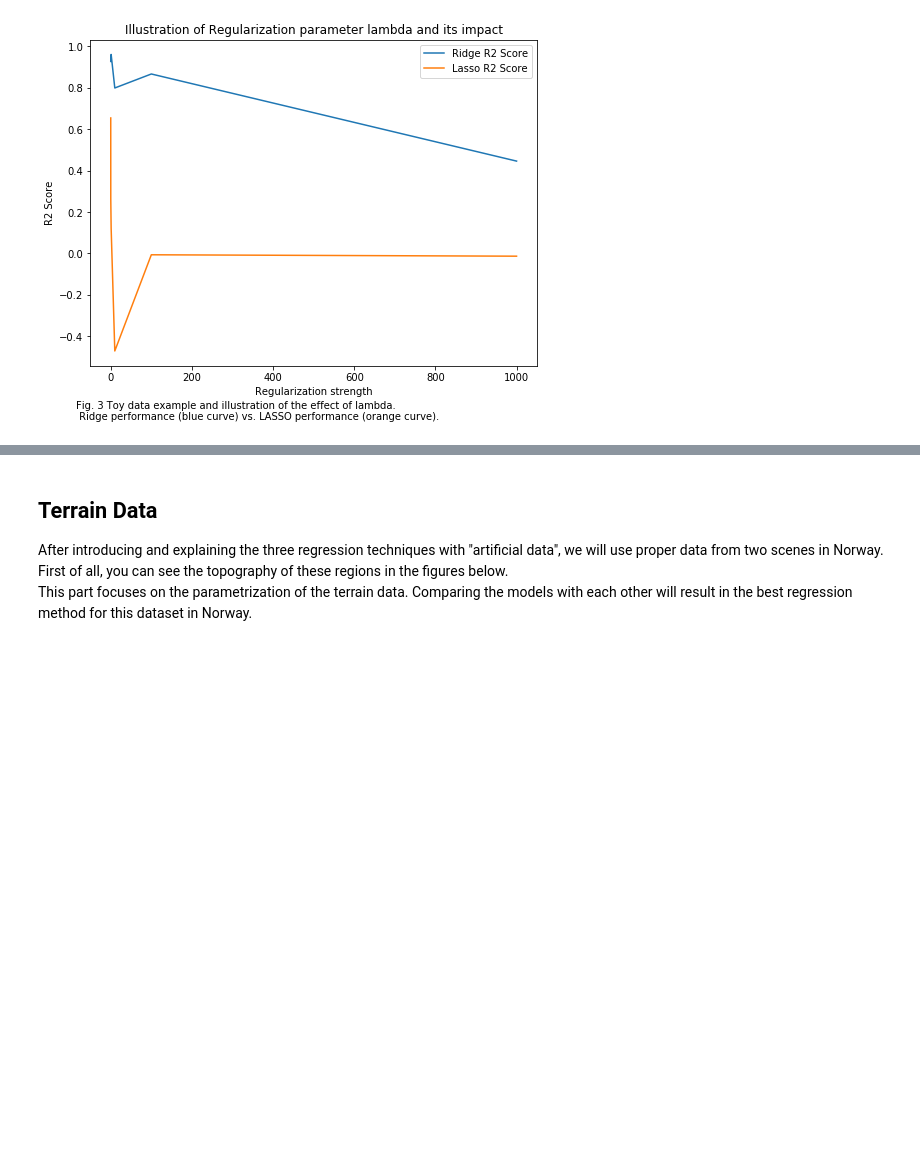
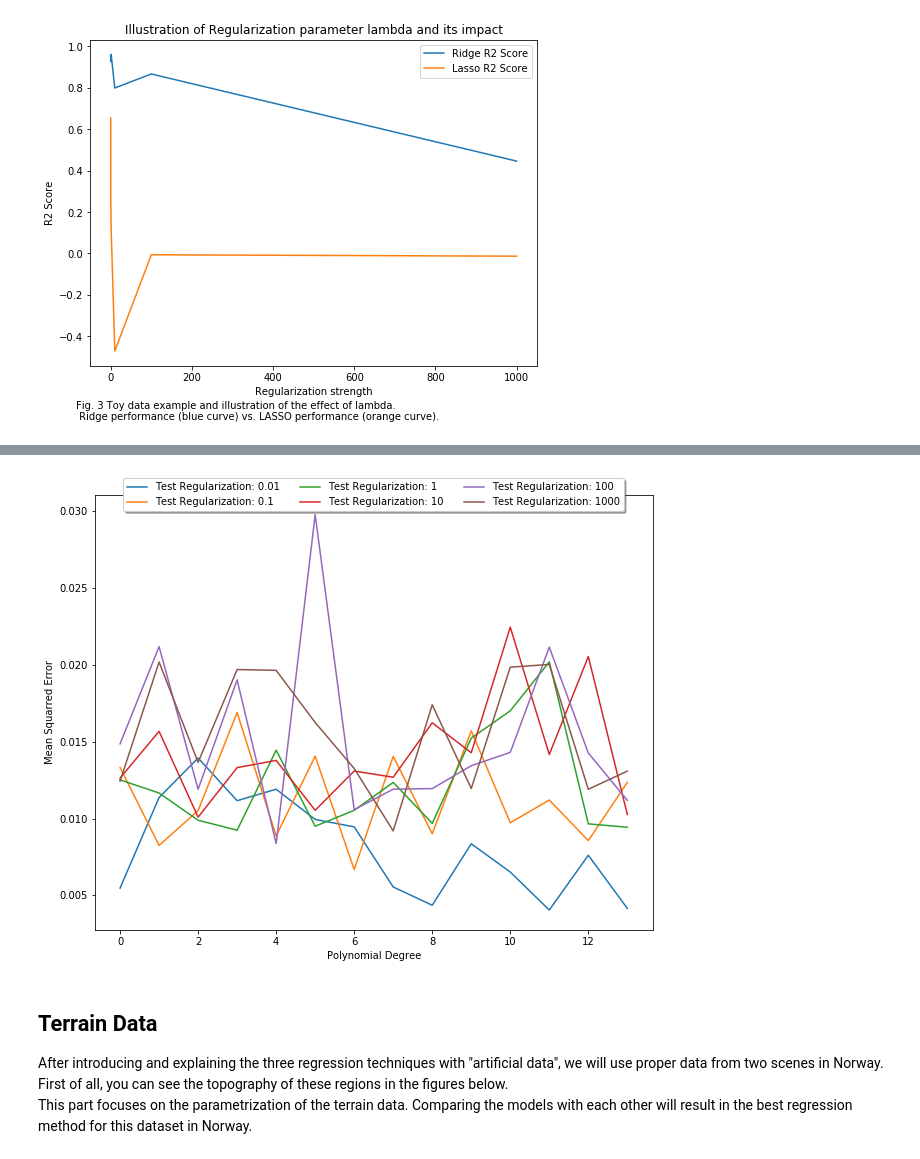
Before and after one commit to lenlehm/Credit_Card_Analysis, a Jupyter notebook: RegressionAnalysisAndResampling.ipynb, the cells around one changed output, grey strips where cells are left out. Cells and saved outputs as stored; diff of their text form; code cells hidden in the pictures; blank space fills up the shorter version.

```diff
--- a/RegressionAnalysisAndResampling.ipynb
+++ b/RegressionAnalysisAndResampling.ipynb
@@ -798,3 +819,19 @@ plt.show()
+# %%
+#mse_lasso_test[:, 0] # get the polynomial degrees
+fig = plt.figure(figsize=(10, 8))
+for i, lamda in enumerate(lambda_to_test, 1):
+    plt.plot(mse_lasso_test[:, 0], mse_lasso_test[:, i], label= 'Test Regularization: ' + str(lamda))
+    #plt.plot(mse_lasso_train[:, 0], mse_lasso_train[:, i], label= 'Train Regularization: ' + str(lamda))
+plt.ylabel("Mean Squarred Error")
+plt.xlabel("Polynomial Degree")
+plt.legend(loc="upper left")
+plt.title("Illustration of Regularization parameter across the degrees")
+#plt.savefig(plot_dir + '\\lambda_effects.png', transparent=True, bbox_inches='tight')
+#fig.text(0.1, 0, txt)
+plt.legend(loc='upper center', bbox_to_anchor=(0.5, 1.05), ncol=3, fancybox=True, shadow=True)
+plt.show()
+# %% [output]
+[figure, added]
 # %% [markdown]
 ## Terrain Data
 
```
Also changed, not shown: parts of 4 cells of this notebook, 1 other file.
